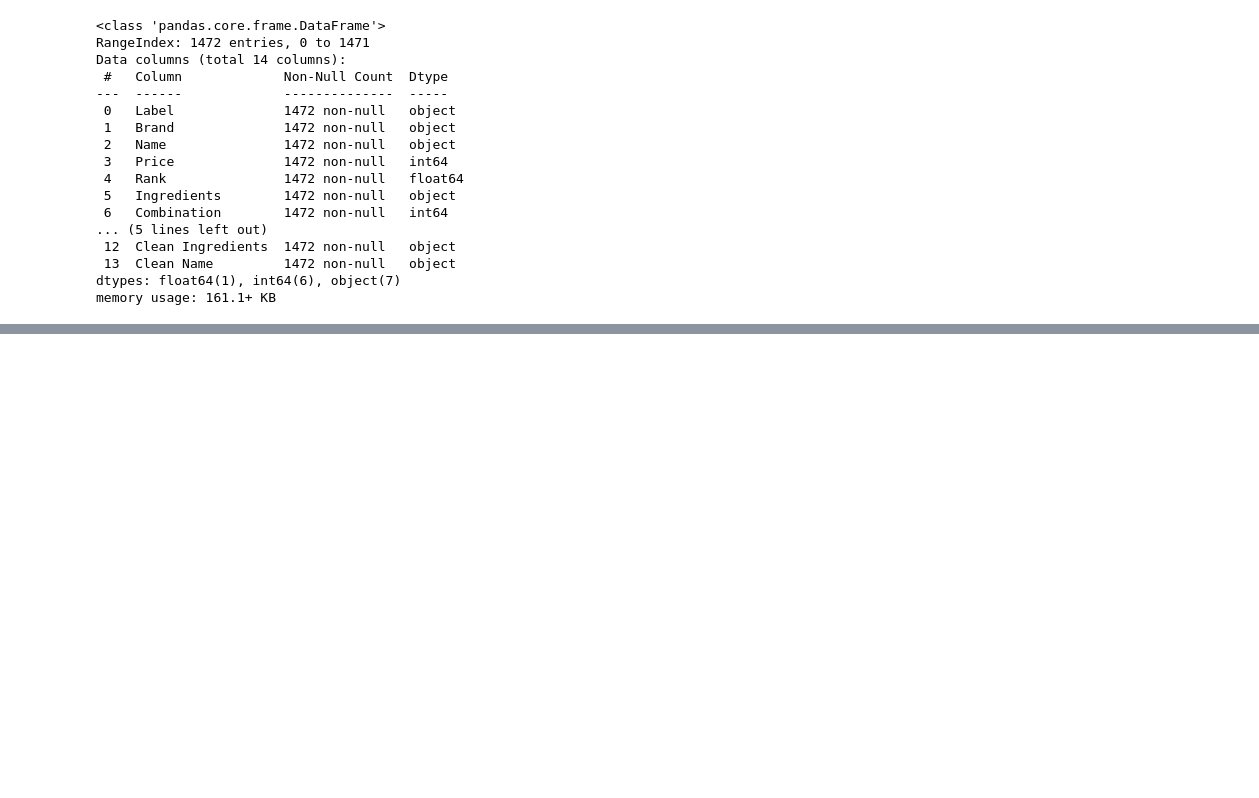
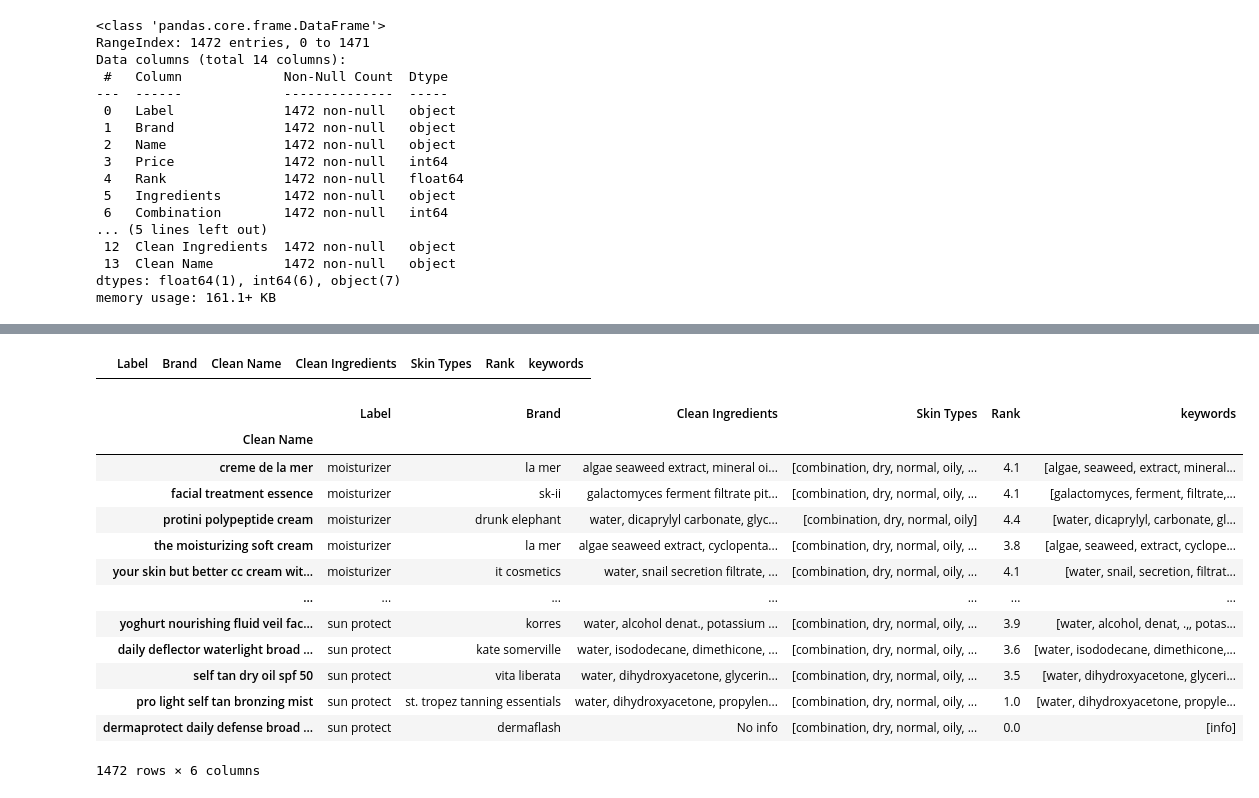
Before and after one commit to RocioAri/proyecto_final, a Jupyter notebook: proyecto.ipynb, the cells around one changed output, grey strips where cells are left out. Saved outputs shown, nothing was run; the diff lists cells and outputs as text; code cells hidden in the pictures; blank space fills up the shorter version.

```diff
--- a/proyecto.ipynb
+++ b/proyecto.ipynb
@@ -216,0 +220,3 @@ dataframe[ dataframe["Skin Types"].str.strip() == query ].head()
+# %%
+dataframe["Skin Types"] = dataframe["Skin Types"].map(lambda types: types.split(" "))
+dataframe.head()
@@ -216,0 +230,2 @@ dataframe[ dataframe["Skin Types"].str.strip() == query ].head()
+# %%
+dataframe["keywords"] = ""
@@ -216,0 +259,4 @@ dataframe[ dataframe["Skin Types"].str.strip() == query ].head()
+# %%
+dataframe[dataframe["Clean Name"].duplicated()]
+# %% [output]
+|  | Label | Brand | Clean Name | Clean Ingredients | Skin Types | Rank | keywords |
@@ -216,0 +265,17 @@ dataframe[ dataframe["Skin Types"].str.strip() == query ].head()
+# %%
+dataframe
+# %% [output]
+|  | Label | Brand | Clean Ingredients | Skin Types | Rank | keywords |
+| Clean Name |  |  |  |  |  |  |
+| creme de la mer | moisturizer | la mer | algae seaweed extract, mineral oi... | [combination, dry, normal, oily, ... | 4.1 | [algae, seaweed, extract, mineral... |
+| facial treatment essence | moisturizer | sk-ii | galactomyces ferment filtrate pit... | [combination, dry, normal, oily, ... | 4.1 | [galactomyces, ferment, filtrate,... |
+| protini polypeptide cream | moisturizer | drunk elephant | water, dicaprylyl carbonate, glyc... | [combination, dry, normal, oily] | 4.4 | [water, dicaprylyl, carbonate, gl... |
+| the moisturizing soft cream | moisturizer | la mer | algae seaweed extract, cyclopenta... | [combination, dry, normal, oily, ... | 3.8 | [algae, seaweed, extract, cyclope... |
+| your skin but better cc cream wit... | moisturizer | it cosmetics | water, snail secretion filtrate, ... | [combination, dry, normal, oily, ... | 4.1 | [water, snail, secretion, filtrat... |
+| ... | ... | ... | ... | ... | ... | ... |
+| yoghurt nourishing fluid veil fac... | sun protect | korres | water, alcohol denat., potassium ... | [combination, dry, normal, oily, ... | 3.9 | [water, alcohol, denat, .,, potas... |
+| daily deflector waterlight broad ... | sun protect | kate somerville | water, isododecane, dimethicone, ... | [combination, dry, normal, oily, ... | 3.6 | [water, isododecane, dimethicone,... |
+| self tan dry oil spf 50 | sun protect | vita liberata | water, dihydroxyacetone, glycerin... | [combination, dry, normal, oily, ... | 3.5 | [water, dihydroxyacetone, glyceri... |
+| pro light self tan bronzing mist | sun protect | st. tropez tanning essentials | water, dihydroxyacetone, propylen... | [combination, dry, normal, oily, ... | 1.0 | [water, dihydroxyacetone, propyle... |
+| dermaprotect daily defense broad ... | sun protect | dermaflash | No info | [combination, dry, normal, oily, ... | 0.0 | [info] |
+1472 rows × 6 columns
```
Also changed, not shown: parts of 34 cells of this notebook.
